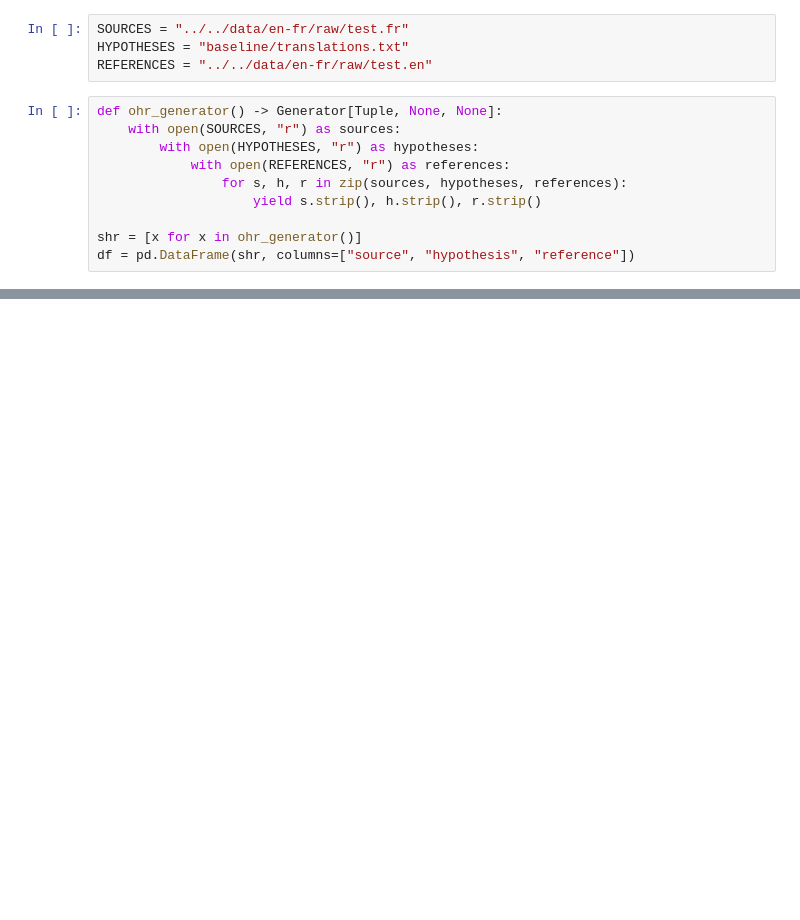
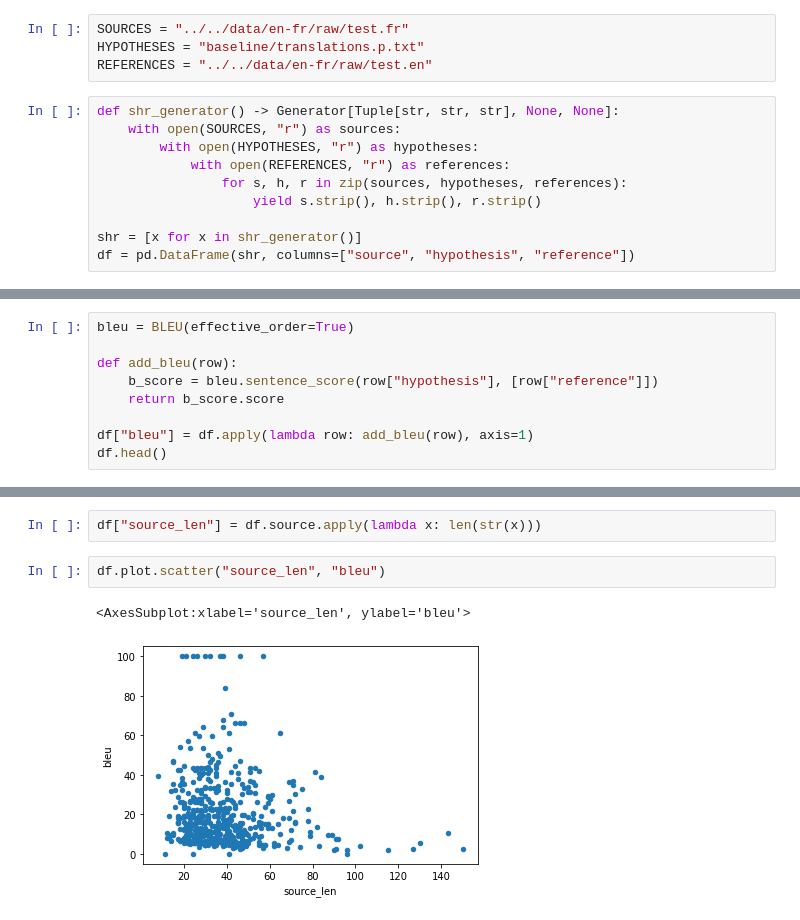
Before and after one commit to pleyad/atmt, a Jupyter notebook: assignments/03/visual_analysis.ipynb, the cells around one changed output, grey strips where cells are left out. Drawn from its saved outputs; the diff is of its cells as text; blank space fills up the shorter version.

Commit message:
VIsualization Scirpt

```diff
--- a/assignments/03/visual_analysis.ipynb
+++ b/assignments/03/visual_analysis.ipynb
@@ -5,15 +4,15 @@ from sacrebleu.metrics import BLEU
 from typing import Generator, Tuple
 # %%
 SOURCES = "../../data/en-fr/raw/test.fr"
-HYPOTHESES = "baseline/translations.txt"
+HYPOTHESES = "baseline/translations.p.txt"
 REFERENCES = "../../data/en-fr/raw/test.en"
 # %%
-def ohr_generator() -> Generator[Tuple, None, None]:
+def shr_generator() -> Generator[Tuple[str, str, str], None, None]:
     with open(SOURCES, "r") as sources:
         with open(HYPOTHESES, "r") as hypotheses:
             with open(REFERENCES, "r") as references:
                 for s, h, r in zip(sources, hypotheses, references):
                     yield s.strip(), h.strip(), r.strip()
 
-shr = [x for x in ohr_generator()]
+shr = [x for x in shr_generator()]
 df = pd.DataFrame(shr, columns=["source", "hypothesis", "reference"])
@@ -28,0 +19,9 @@ df.head()
+# %%
+bleu = BLEU(effective_order=True)
+
+def add_bleu(row):
+    b_score = bleu.sentence_score(row["hypothesis"], [row["reference"]])
+    return b_score.score
+
+df["bleu"] = df.apply(lambda row: add_bleu(row), axis=1)
+df.head()
@@ -28,0 +35,7 @@ df.head()
+# %%
+df["source_len"] = df.source.apply(lambda x: len(str(x)))
+# %%
+df.plot.scatter("source_len", "bleu")
+# %% [output]
+<AxesSubplot:xlabel='source_len', ylabel='bleu'>
+[figure, added]
```
Also changed, not shown: parts of 5 cells of this notebook, 1 other file.
